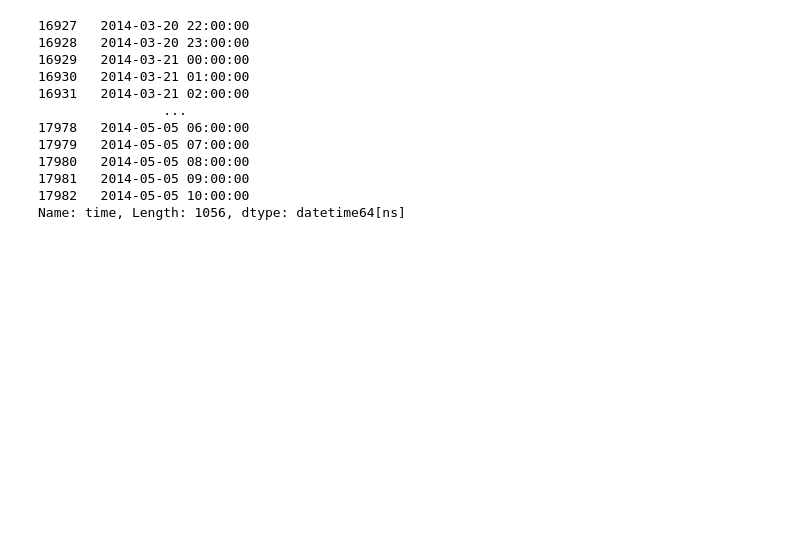
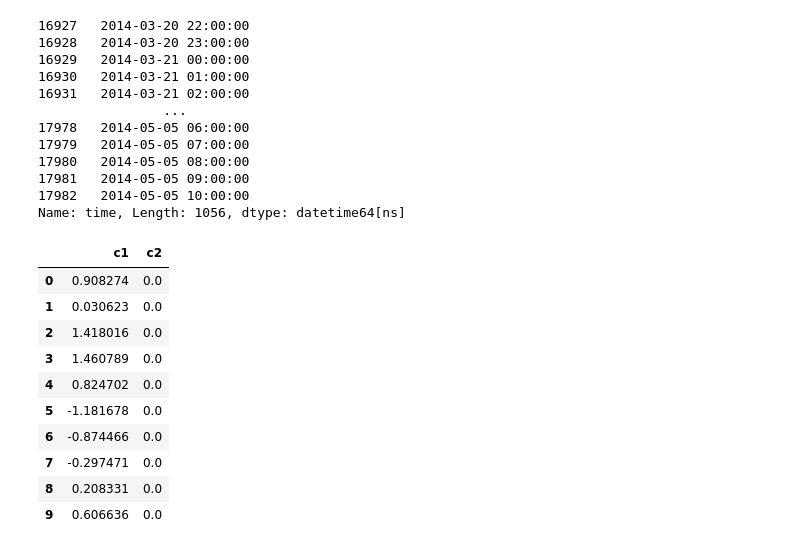
Before and after one commit to siemfenne/dataminingtechniques, a Jupyter notebook: assignment1/data_investigation.ipynb, the cells around one changed output. Drawn from its saved outputs; the diff is of its cells as text; code cells hidden in the pictures; blank space fills up the shorter version.

```diff
--- a/assignment1/data_investigation.ipynb
+++ b/assignment1/data_investigation.ipynb
@@ -356,3 +363,19 @@ df[(df.variable == "activity") & (df.id == "AS14.01")].time
 17981   2014-05-05 09:00:00
 17982   2014-05-05 10:00:00
 Name: time, Length: 1056, dtype: datetime64[ns]
+# %%
+df = pd.DataFrame({"c1": np.random.randn(10), "c2": np.zeros(10)})
+df.index = range(10)
+df
+# %% [output]
+|  | c1 | c2 |
+| 0 | 0.908274 | 0.0 |
+| 1 | 0.030623 | 0.0 |
+| 2 | 1.418016 | 0.0 |
+| 3 | 1.460789 | 0.0 |
+| 4 | 0.824702 | 0.0 |
+| 5 | -1.181678 | 0.0 |
+| 6 | -0.874466 | 0.0 |
+| 7 | -0.297471 | 0.0 |
+| 8 | 0.208331 | 0.0 |
+| 9 | 0.606636 | 0.0 |
```
Also changed, not shown: parts of 6 cells of this notebook, 4 other files.
